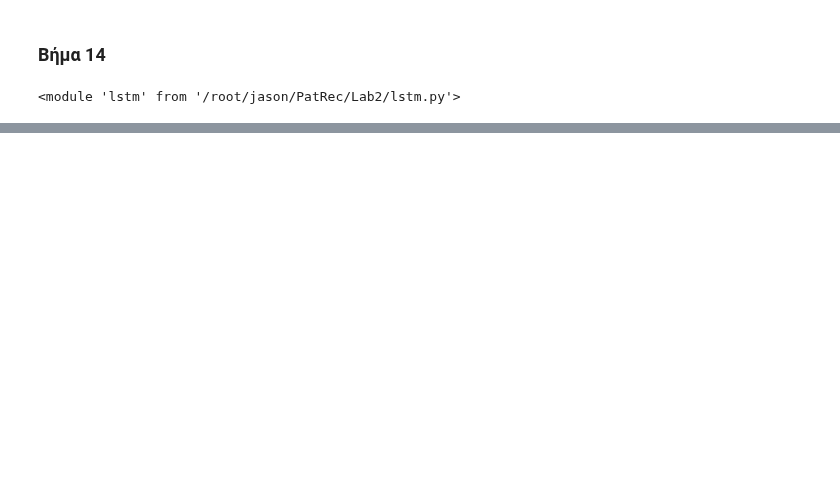
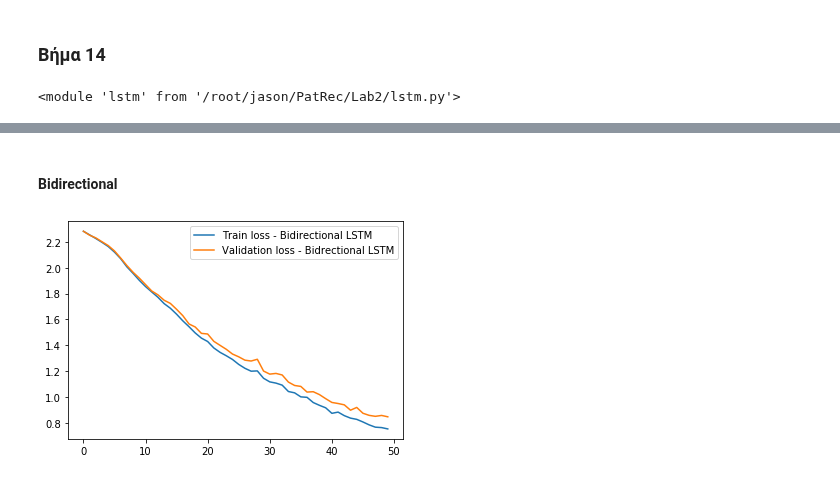
Before and after one commit to JasonChatzitheodorou/PatRec, a Jupyter notebook: Lab2/PatRec_Lab2.ipynb, the cells around one changed output, grey strips where cells are left out. Cells and saved outputs as stored; diff of their text form; code cells hidden in the pictures; blank space fills up the shorter version.

```diff
--- a/Lab2/PatRec_Lab2.ipynb
+++ b/Lab2/PatRec_Lab2.ipynb
@@ -759,0 +855,22 @@ plt.show()
+# %% [markdown]
+#### Bidirectional
+# %%
+description = 'bidirectional'
+postfix = '_' + description + '.pkl'
+model_str, train_loss_str, val_loss_str = 'model' + postfix, 'train_loss' + postfix, 'val_loss' + postfix
+if not os.path.isfile(model_str):
+    model_bidirectional, train_loss_bidirectional, val_loss_bidirectional = train_lstm(train_loader, val_loader, num_layers=1, n_mfcc = 6, dropout=0, weight_decay=0, bidirectional=False)
+    joblib.dump(model_bidirectional, model_str)
+    joblib.dump(train_loss_bidirectional, train_loss_str)
+    joblib.dump(val_loss_bidirectional, val_loss_str)
+else:
+    model_bidirectional = joblib.load(model_str)
+    train_loss_bidirectional = joblib.load(train_loss_str)
+    val_loss_bidirectional = joblib.load(val_loss_str)
+# %%
+plt.plot(train_loss_bidirectional, label='Train loss - Bidirectional LSTM')
+plt.plot(val_loss_bidirectional, label='Validation loss - Bidrectional LSTM')
+plt.legend()
+plt.show()
+# %% [output]
+[figure, added]
```
Also changed, not shown: parts of 25 cells of this notebook, 12 other files.
